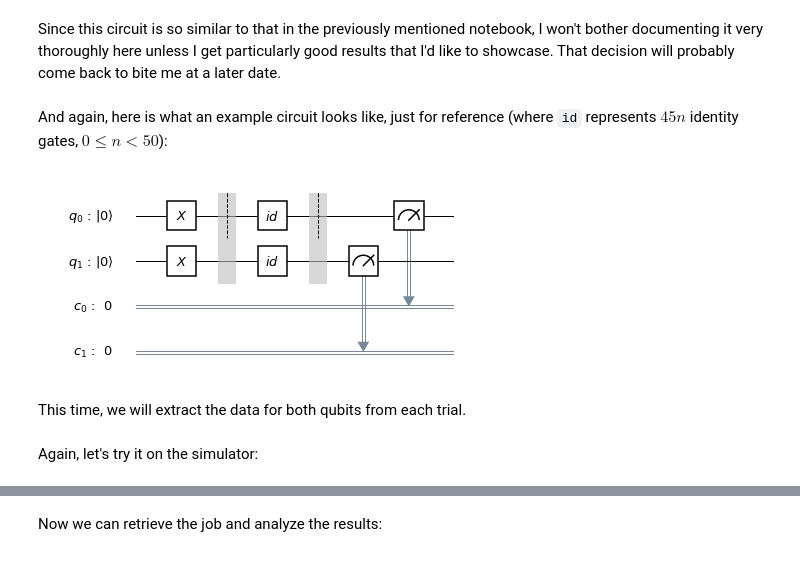
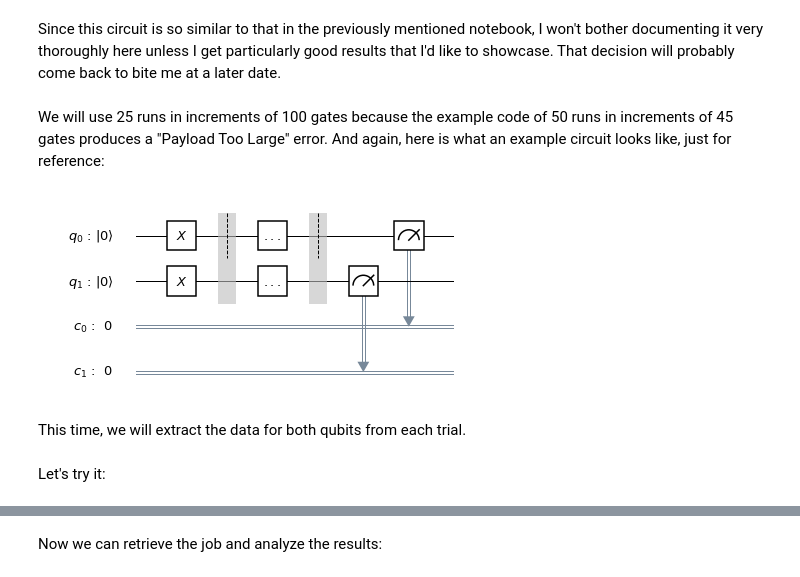
Before and after one commit to air-wreck/mentorship-notebooks, a Jupyter notebook: T1_Variations.ipynb, the cells around one changed output, grey strips where cells are left out. Drawn from its saved outputs; the diff is of its cells as text; code cells hidden in the pictures.

```diff
--- a/T1_Variations.ipynb
+++ b/T1_Variations.ipynb
@@ -38,13 +38,16 @@ for n in range(50):
         idle.iden(qr)
     circuits += [prepare + idle + measure]
-# %% [markdown]
-And again, here is what an example circuit looks like, just for reference (where `id` represents $45n$ identity gates, $0 \le n \lt 50$):
-# %%
-idle = q.QuantumCircuit(qr, cr)
-idle.iden(qr)
-(prepare + idle + measure).draw(output='mpl')
-# %% [output]
-[figure, removed]
+# %% [markdown]
+We will use 25 runs in increments of 100 gates because the example code of 50 runs in increments of 45 gates produces a "Payload Too Large" error. And again, here is what an example circuit looks like, just for reference:
+# %%
+# replace 'id' with '...' for display points
+style = {'displaytext': {'id': '...', 'u0': 'U_0', 'u1': 'U_1', 'u2': 'U_2', 'u3': 'U_3', 'x': 'X', 'y': 'Y', 'z': 'Z', 'h': 'H', 's': 'S', 'sdg': 'S^dagger', 't': 'T', 'tdg': 'T^dagger', 'rx': 'R_x', 'ry': 'R_y', 'rz': 'R_z', 'reset': '\left|0rightrangle' }}
+
+idle = q.QuantumCircuit(qr, cr)
+idle.iden(qr)
+(prepare + idle + measure).draw(output='mpl', style=style)
+# %% [output]
+[figure, added]
 # %% [markdown]
 This time, we will extract the data for both qubits from each trial.
 # %%
@@ -65,4 +68,4 @@ def count_results(result, circuits, shots=1024):
         stderr2 += [np.sqrt(p2 * (1 - p2) / shots)]
     return freq1, freq2, stderr1, stderr2
 # %% [markdown]
-Again, let's try it on the simulator:
+Let's try it:
```
Also changed, not shown: parts of 28 cells of this notebook, 3 other files.
